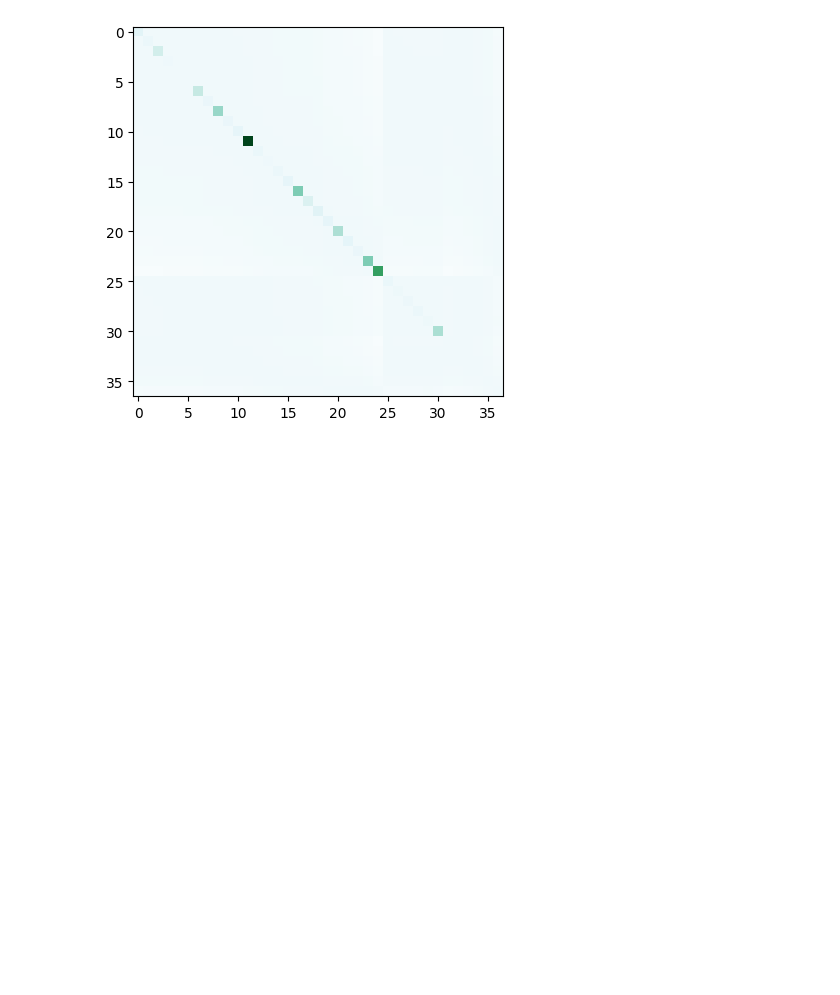
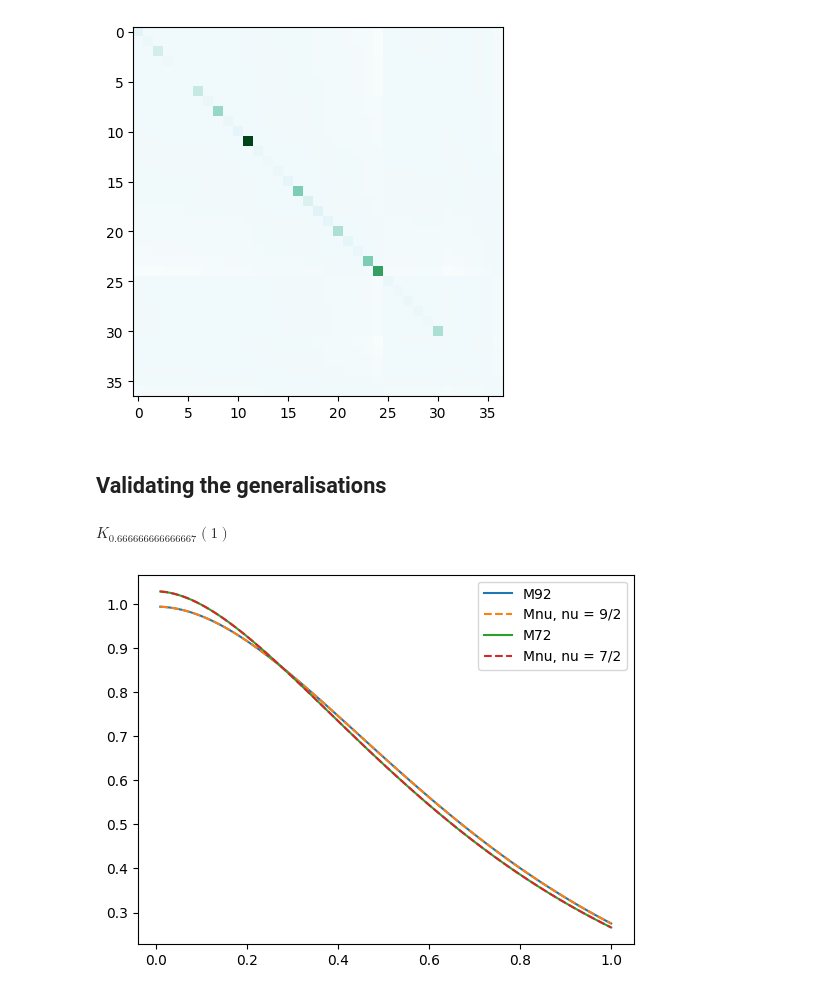
Before and after one commit to cosomelet/marcia, a Jupyter notebook: Notebooks/Validation_kernel.ipynb, the cells around one changed output. Drawn from its saved outputs; the diff is of its cells as text; code cells hidden in the pictures; blank space fills up the shorter version.

Commit message:
some validations of the general matern

```diff
--- a/Notebooks/Validation_kernel.ipynb
+++ b/Notebooks/Validation_kernel.ipynb
@@ -73,3 +83,5 @@ plt.imshow(k2.Cov_Mat() + cov2, cmap='BuGn')
 # %% [output]
 <matplotlib.image.AxesImage at 0x...>
 [figure]
+# %% [markdown]
+## Validating the generalisations
@@ -75,0 +91,43 @@ plt.imshow(k2.Cov_Mat() + cov2, cmap='BuGn')
+# %%
+besselk(2/3, 1)
+# %% [output]
+$\displaystyle K_{0.666666666666667}\left(1\right)$
+# %%
+ def basis_fun(model, x, l_s, nu = None):
+    """
+        Defines the basis function for the GP model and returns a vector
+        Finally I define only ine single function for the basis function
+        This is independent of the amplitude paramter sigma_f
+        """
+    if model == 'SE':
+        return np.exp(- (x**2.)/(2. * l_s**2.))
+
+    if model == 'M92':
+        A = 48 * np.sqrt(3./35.) * (1./l_s**2.)**(5./4.) * x**2. * sp.special.kv(2., 3. * np.abs(x) / l_s) / np.pi
+        return A
+
+    if model == 'M72':
+       A = np.sqrt(2./5.) * 7**(3./4.) * np.exp(- np.sqrt(7.) * np.abs(x) / l_s) * (1./l_s**2.)**(1./4.) * np.abs(x) * (1. + l_s / np.sqrt(7. * x**2.))/ l_s
+       return A
+
+    if model == 'Mnu':
+        A = (nu / (2. * np.pi * l_s**2.))**(1./8.) * (sp.special.gamma(nu/2. - 1./4.)/sp.special.gamma(nu/2. + 1./4.))**(1./2.) * (sp.special.gamma(nu + 1./2.)/sp.special.gamma(nu))**(1./4.)
+        B = 2.**(5./4. - nu/2.) / sp.special.gamma(nu/2. - 1./4.)
+        C = (2. * nu)**(1./2.) * np.sqrt(x**2.) / l_s
+        return A**2. * B * C**(nu/2. - 1./4.) * sp.special.kv(nu/2. - 1./4., C)
+# %%
+x_list = np.linspace(0.01, 1.0, 100)
+# M92
+nu = 9./2.
+plt.plot(x_list, basis_fun('M92',x_list, 1), label = 'M92')
+plt.plot(x_list, basis_fun('Mnu', x_list, 1, nu), label = 'Mnu, nu = 9/2', ls = '--')
+
+# M72
+nu  = 7./2.
+plt.plot(x_list, basis_fun('M72',x_list, 1, ), label = 'M72')
+plt.plot(x_list, basis_fun('Mnu', x_list, 1, nu), label = 'Mnu, nu = 7/2', ls = '--')
+
+plt.gca().legend()
+plt.show()
+# %% [output]
+[figure, added]
```
Also changed, not shown: parts of 6 cells of this notebook, 2 other files.
